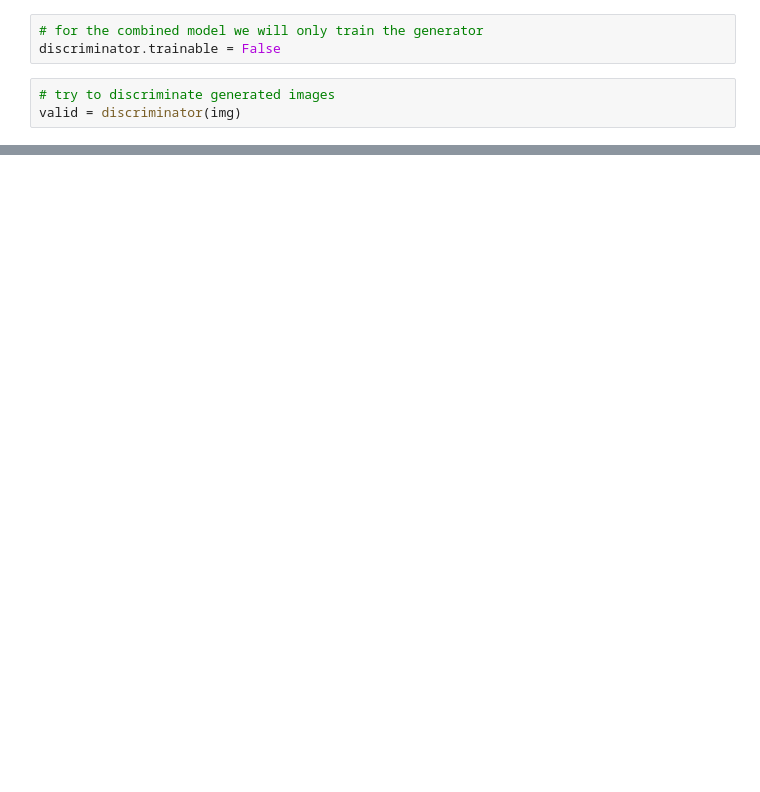
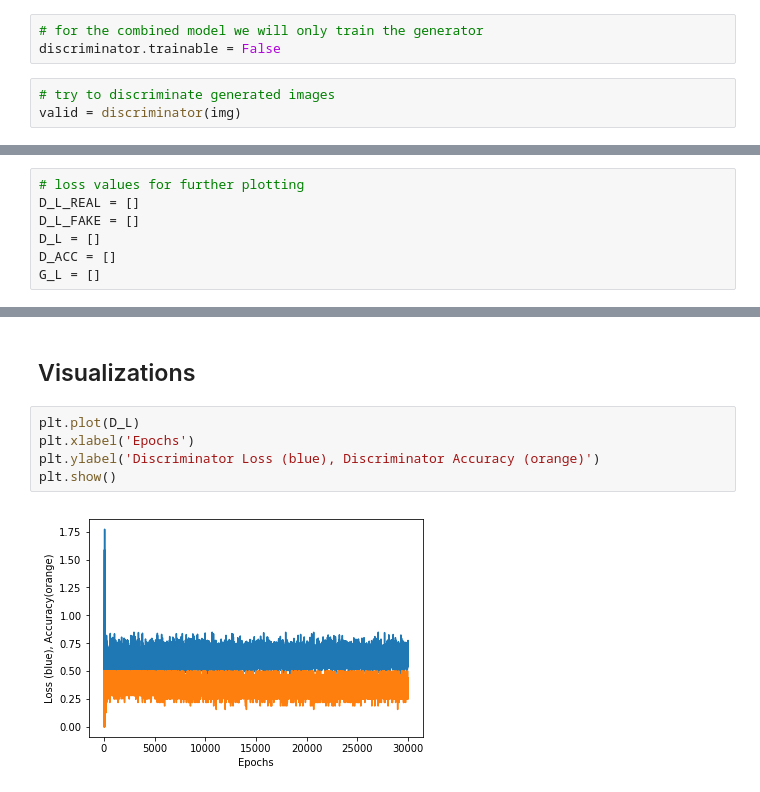
Before and after one commit to gusgad/capsule-GAN, a Jupyter notebook: capsule_gan.ipynb, the cells around one changed output, grey strips where cells are left out. Saved outputs shown, nothing was run; the diff lists cells and outputs as text; blank space fills up the shorter version.

```diff
--- a/capsule_gan.ipynb
+++ b/capsule_gan.ipynb
@@ -269 +327,8 @@ _________________________________________________________________
+# %%
+# loss values for further plotting
+D_L_REAL = []
+D_L_FAKE = []
+D_L = []
+D_ACC = []
+G_L = []
 # %%
@@ -364,0 +437,9 @@ history = train(epochs=30000, batch_size=32, save_interval=500)
+# %% [markdown]
+## Visualizations
+# %%
+plt.plot(D_L)
+plt.xlabel('Epochs')
+plt.ylabel('Discriminator Loss (blue), Discriminator Accuracy (orange)')
+plt.show()
+# %% [output]
+[figure, added]
```
Also changed, not shown: parts of 25 cells of this notebook, 12 other files.
